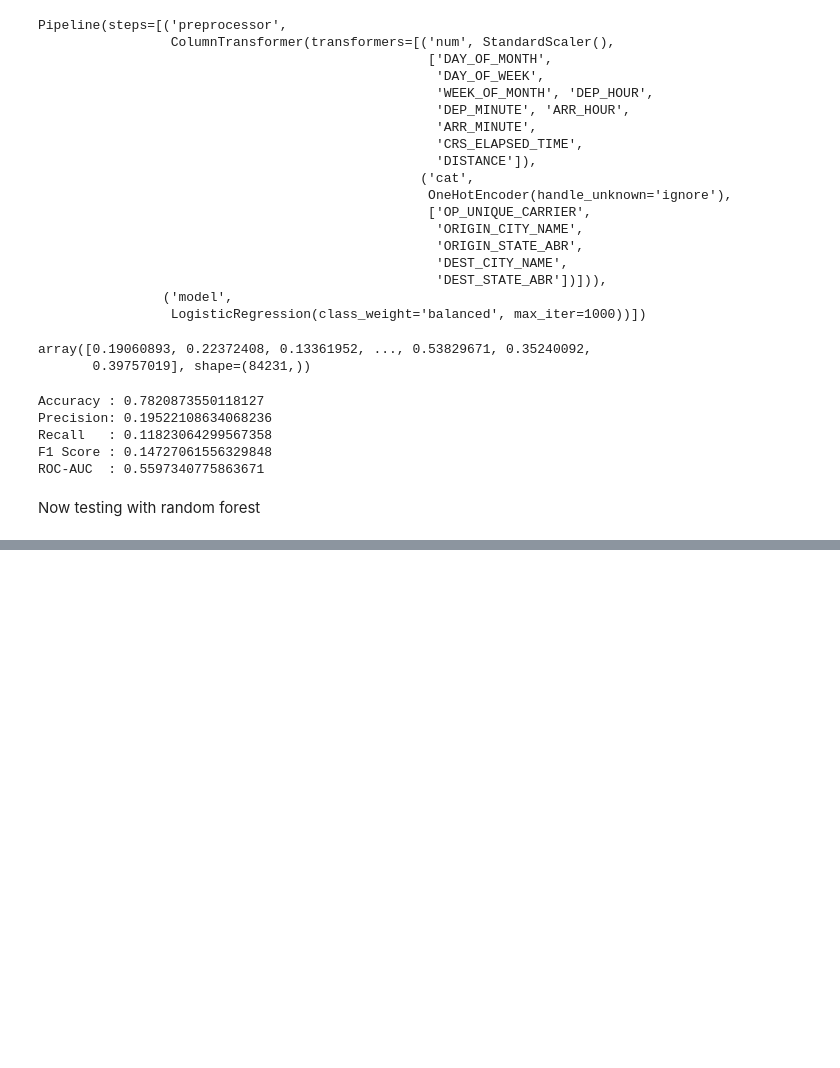
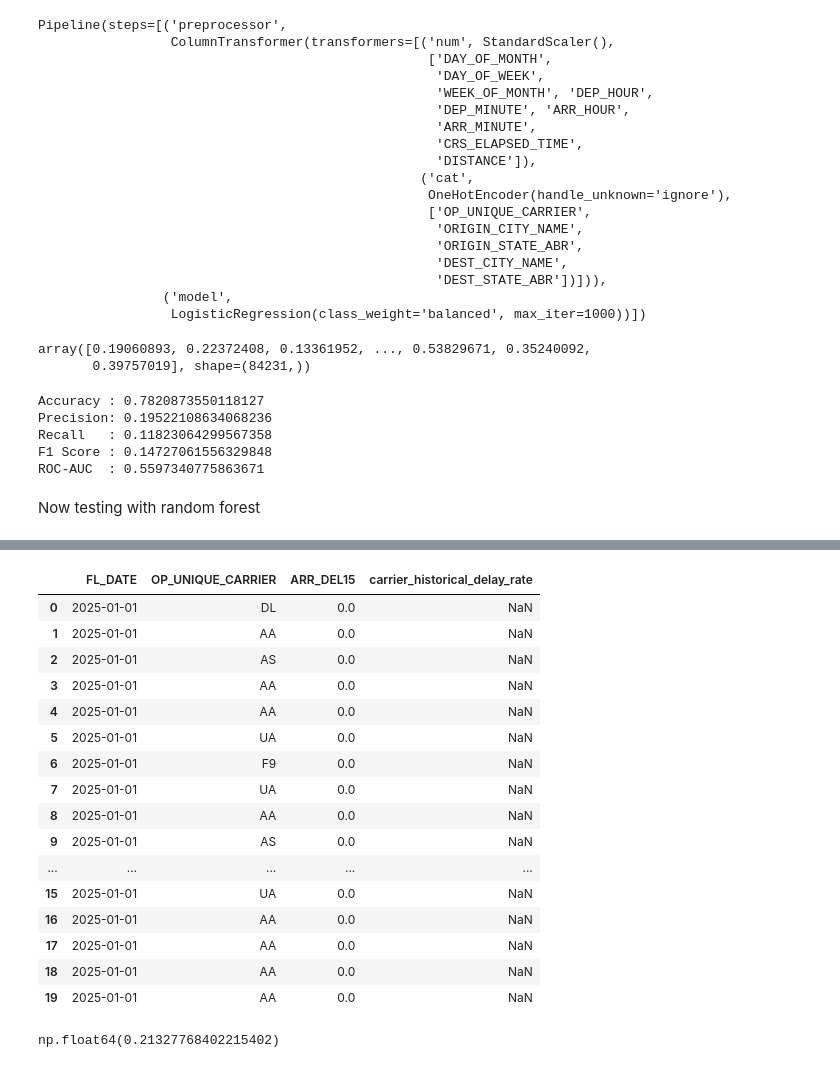
Before and after one commit to sahilsaeidkhan/AI-Projects, a Jupyter notebook: Machine_Learning_Projects/ML_Flight_Delay_Predictor/data_audit.ipynb, the cells around one changed output, grey strips where cells are left out. Saved outputs shown, nothing was run; the diff lists cells and outputs as text; code cells hidden in the pictures; blank space fills up the shorter version.

```diff
--- a/Machine_Learning_Projects/ML_Flight_Delay_Predictor/data_audit.ipynb
+++ b/Machine_Learning_Projects/ML_Flight_Delay_Predictor/data_audit.ipynb
@@ -612,0 +664,68 @@ print("ROC-AUC  :", roc_auc_score(y_val, rf_probabilities))
+# %%
+carrier_daily = carrier_daily.sort_values(
+    ["OP_UNIQUE_CARRIER", "FL_DATE"]
+).copy()
+
+carrier_daily["previous_delays"] = (
+    carrier_daily
+    .groupby("OP_UNIQUE_CARRIER")["sum"]
+    .cumsum()
+    - carrier_daily["sum"]
+)
+
+carrier_daily["previous_flights"] = (
+    carrier_daily
+    .groupby("OP_UNIQUE_CARRIER")["count"]
+    .cumsum()
+    - carrier_daily["count"]
+)
+
+carrier_daily["carrier_historical_delay_rate"] = (
+    carrier_daily["previous_delays"]
+    / carrier_daily["previous_flights"]
+)
+# %%
+df_clean = df_clean.merge(
+    carrier_daily[
+        [
+            "FL_DATE",
+            "OP_UNIQUE_CARRIER",
+            "carrier_historical_delay_rate"
+        ]
+    ],
+    on=["FL_DATE", "OP_UNIQUE_CARRIER"],
+    how="left"
+)
+# %%
+df_clean[
+    [
+        "FL_DATE",
+        "OP_UNIQUE_CARRIER",
+        "ARR_DEL15",
+        "carrier_historical_delay_rate"
+    ]
+].head(20)
+# %% [output]
+|  | FL_DATE | OP_UNIQUE_CARRIER | ARR_DEL15 | carrier_historical_delay_rate |
+| 0 | 2025-01-01 | DL | 0.0 | NaN |
+| 1 | 2025-01-01 | AA | 0.0 | NaN |
+| 2 | 2025-01-01 | AS | 0.0 | NaN |
+| 3 | 2025-01-01 | AA | 0.0 | NaN |
+| 4 | 2025-01-01 | AA | 0.0 | NaN |
+| 5 | 2025-01-01 | UA | 0.0 | NaN |
+| 6 | 2025-01-01 | F9 | 0.0 | NaN |
+| 7 | 2025-01-01 | UA | 0.0 | NaN |
+| 8 | 2025-01-01 | AA | 0.0 | NaN |
+| 9 | 2025-01-01 | AS | 0.0 | NaN |
+| ... | ... | ... | ... | ... |
+| 15 | 2025-01-01 | UA | 0.0 | NaN |
+| 16 | 2025-01-01 | AA | 0.0 | NaN |
+| 17 | 2025-01-01 | AA | 0.0 | NaN |
+| 18 | 2025-01-01 | AA | 0.0 | NaN |
+| 19 | 2025-01-01 | AA | 0.0 | NaN |
+# %%
+overall_delay_rate = y_train.mean()
+
+overall_delay_rate
+# %% [output]
+np.float64(0.21327768402215402)
```
Also changed, not shown: parts of 37 cells of this notebook.
